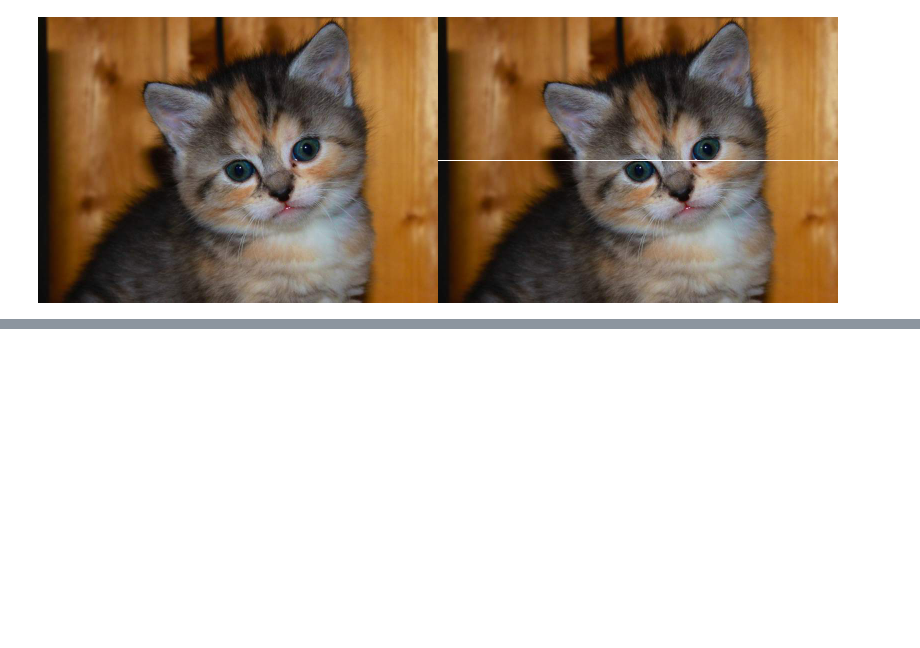
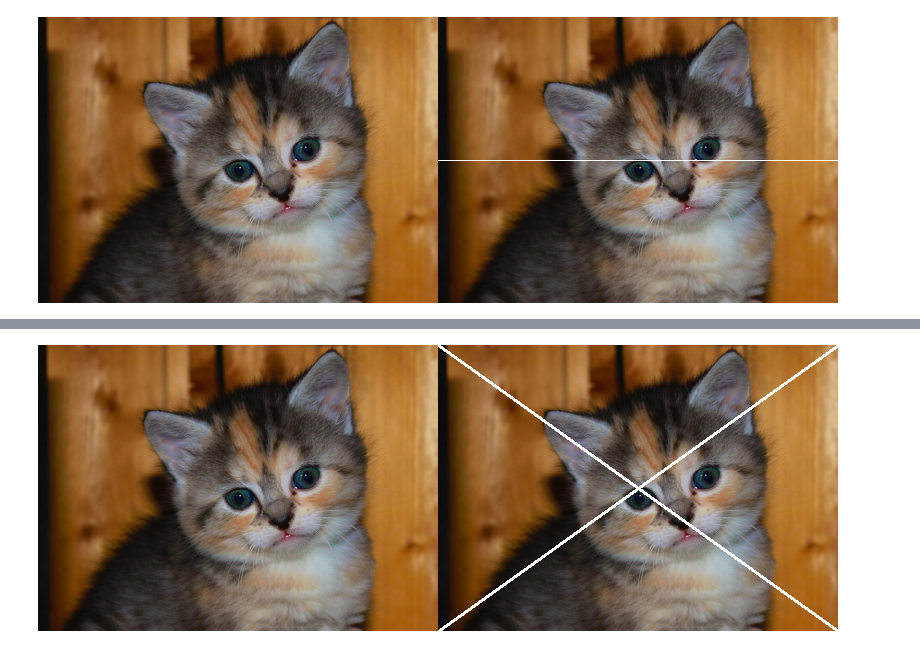
Before and after one commit to henrymic0408/PCVK_Genap_2021, a Jupyter notebook: Week1.ipynb, the cells around one changed output, grey strips where cells are left out. Drawn from its saved outputs; the diff is of its cells as text; code cells hidden in the pictures; blank space fills up the shorter version.

```diff
--- a/Week1.ipynb
+++ b/Week1.ipynb
@@ -54,0 +122,11 @@ cv2_imshow(final_frame)
+# %%
+image_2 = cv.cvtColor(image, cv.COLOR_BGR2RGB)
+image_3 = cv.cvtColor(image, cv.COLOR_BGR2RGB)
+
+cv.line(image_3, (0,0), (lebar, tinggi), (255,255,255), 2)
+cv.line(image_3, (lebar,0), (0, tinggi), (255,255,255), 2)
+
+final_frame = cv.hconcat((image_2, image_3))
+cv2_imshow(final_frame)
+# %% [output]
+[figure, added]
```
Also changed, not shown: parts of 4 cells of this notebook.
